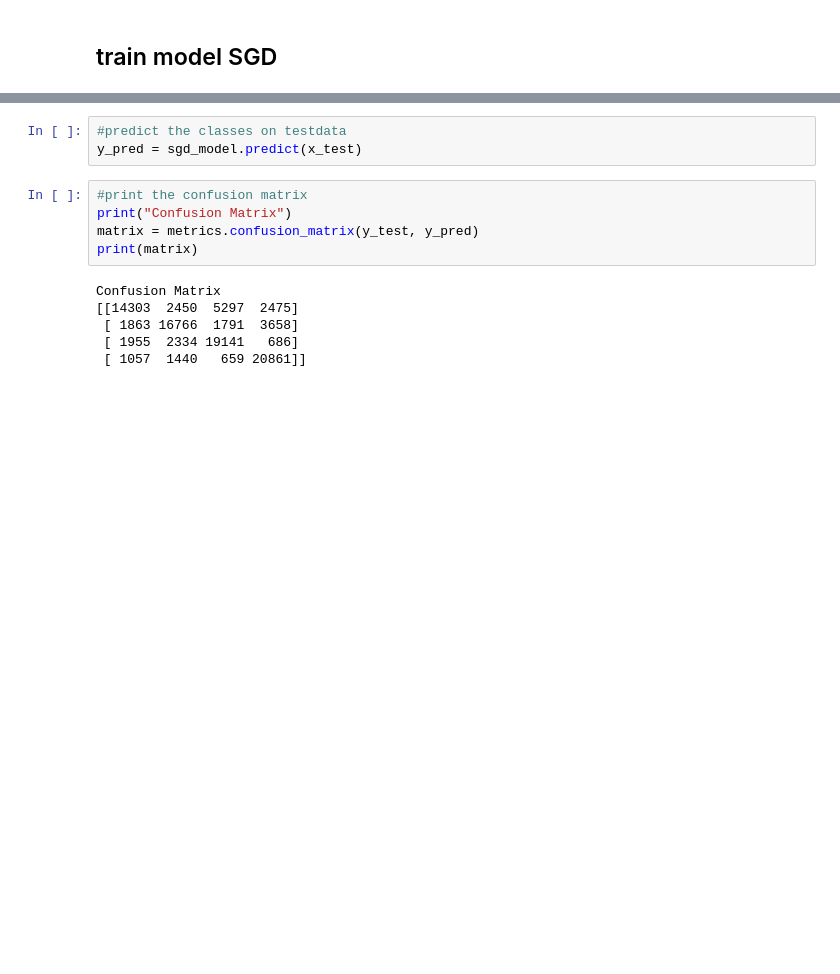
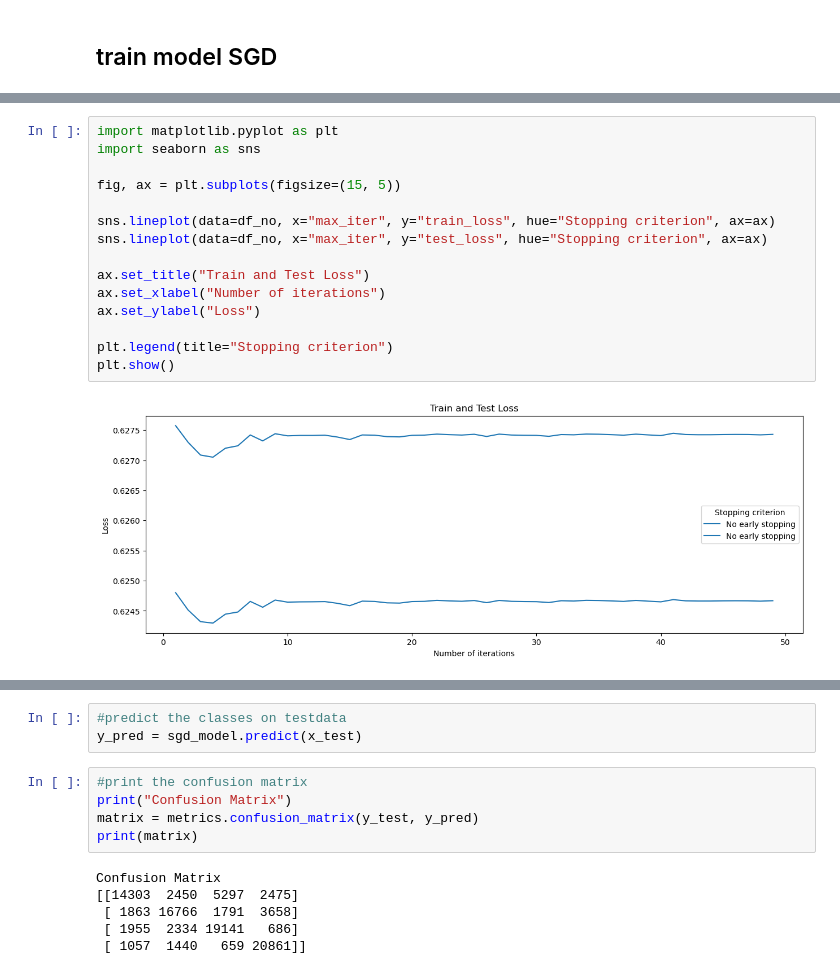
Before and after one commit to mullrich192/BA_text_classification, a Jupyter notebook: code/13_classification_SGD.ipynb, the cells around one changed output, grey strips where cells are left out. Cells and saved outputs as stored; diff of their text form; blank space fills up the shorter version.

```diff
--- a/code/13_classification_SGD.ipynb
+++ b/code/13_classification_SGD.ipynb
@@ -126,0 +317,17 @@ sgd_model = Pipeline([
+# %%
+import matplotlib.pyplot as plt
+import seaborn as sns
+
+fig, ax = plt.subplots(figsize=(15, 5))
+
+sns.lineplot(data=df_no, x="max_iter", y="train_loss", hue="Stopping criterion", ax=ax)
+sns.lineplot(data=df_no, x="max_iter", y="test_loss", hue="Stopping criterion", ax=ax)
+
+ax.set_title("Train and Test Loss")
+ax.set_xlabel("Number of iterations")
+ax.set_ylabel("Loss")
+
+plt.legend(title="Stopping criterion")
+plt.show()
+# %% [output]
+[figure, added]
```
Also changed, not shown: parts of 25 cells of this notebook, 12 other files.
